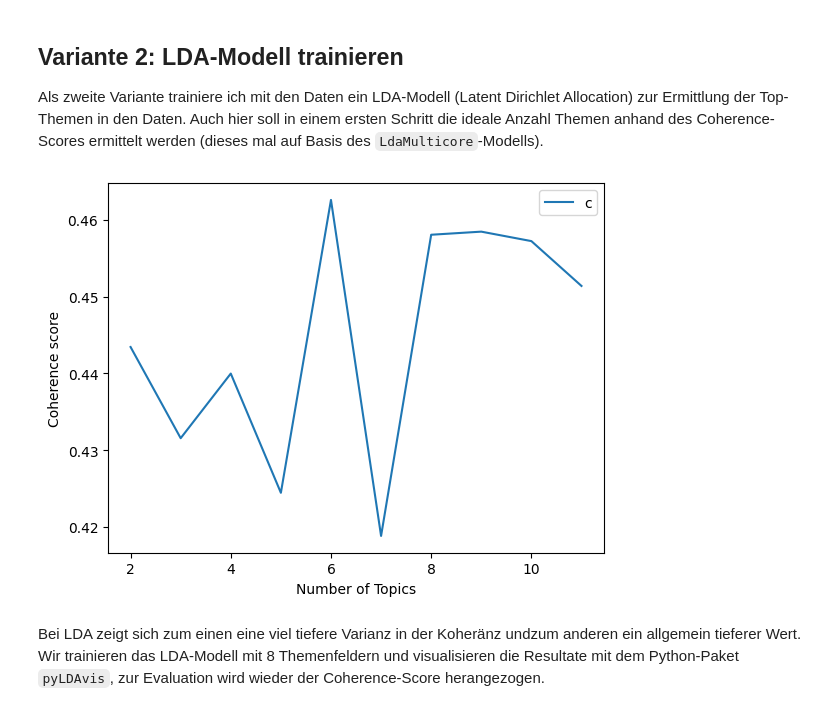
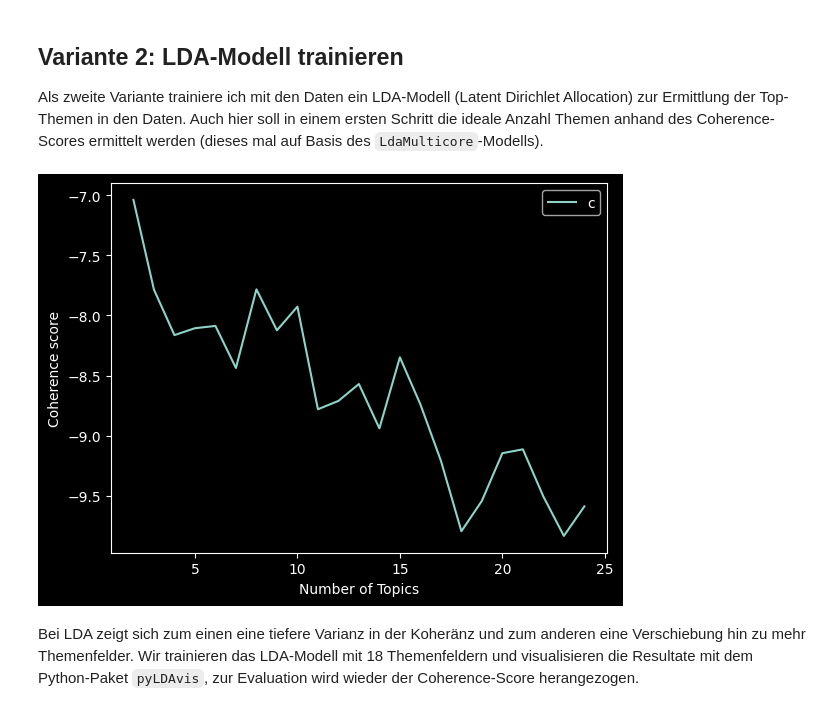
Before and after one commit to schaermu/DLBDSEDE02-Notebook, a Jupyter notebook: src/aufgabe1.ipynb, the cells around one changed output. Saved outputs shown, nothing was run; the diff lists cells and outputs as text; code cells hidden in the pictures.

```diff
--- a/src/aufgabe1.ipynb
+++ b/src/aufgabe1.ipynb
@@ -41,8 +46,8 @@ import json
 import pandas as pd
 
 current_date = datetime.now().strftime("%Y-%m-%d")
-dataset_path = f'../data/{current_date}.json'
-base_model_folder = f'../models/{current_date}'
+dataset_path = f"../data/{current_date}.json"
+base_model_folder = f"../models/{current_date}"
 
 if os.path.exists(dataset_path):
     print("  Data already downloaded!")
@@ -52,14 +57,23 @@ else:
 
     if response.status_code == 200:
         data = response.json()
-        with open(dataset_path, 'w') as f:
+        with open(dataset_path, "w") as f:
             json.dump(data, f)
     else:
         print("  Error: Could not retrieve data from URL")
 
-dataset = pd.read_json(dataset_path, orient='records', typ='series')
-dataset = pd.DataFrame(map(lambda x: {'msg_id': x['id'], 'sachverhalt': x['sachverhalt']}, dataset['index']))
+dataset = pd.read_json(dataset_path, orient="records", typ="series")
+dataset = pd.DataFrame(
+    map(
+        lambda x: {
+            "msg_id": x["id"],
+            "betreff": x["betreff"],
+            "sachverhalt": x["sachverhalt"],
+        },
+        dataset["index"],
+    )
+)
 
-dataset.head()
+dataset.head(10)
 # %% [output]
   Data already downloaded!
@@ -284,19 +246,25 @@ Coherence Score:  0.5935278108827888
 ## Variante 2: LDA-Modell trainieren
 Als zweite Variante trainiere ich mit den Daten ein LDA-Modell (Latent Dirichlet Allocation) zur Ermittlung der Top-Themen in den Daten. Auch hier soll in einem ersten Schritt die ideale Anzahl Themen anhand des Coherence-Scores ermittelt werden (dieses mal auf Basis des `LdaMulticore`-Modells).
 # %%
-
 import gensim
 
 lda_dict = gensim.corpora.Dictionary(training_set)
 lda_corpus = [lda_dict.doc2bow(doc) for doc in training_set]
 
-start,stop,step = 2, 12, 1
-
-plot_graph(lda_dict, lda_corpus, 'lda', start, stop, step)
+start, stop, step = 2, 25, 1
+_, coherence_values = compute_coherence_values(
+    dict=lda_dict,
+    corpus=lda_corpus,
+    model_type="lda",
+    training_set=training_set,
+    coherence="u_mass",
+    start=start, stop=stop, step=step
+)
+plot_coherence_graph(coherence_values, start, stop, step)
 # %% [output]
-[figure, old version]
+[figure, new version]
 # %% [markdown]
-Bei LDA zeigt sich zum einen eine viel tiefere Varianz in der Koheränz undzum anderen ein allgemein tieferer Wert. Wir trainieren das LDA-Modell mit 8 Themenfeldern und visualisieren die Resultate mit dem Python-Paket `pyLDAvis`, zur Evaluation wird wieder der Coherence-Score herangezogen.
+Bei LDA zeigt sich zum einen eine tiefere Varianz in der Koheränz und zum anderen eine Verschiebung hin zu mehr Themenfelder. Wir trainieren das LDA-Modell mit 18 Themenfeldern und visualisieren die Resultate mit dem Python-Paket `pyLDAvis`, zur Evaluation wird wieder der Coherence-Score herangezogen.
 # %%
 from gensim.models import CoherenceModel, LdaMulticore
 import pyLDAvis.gensim_models
```
Also changed, not shown: parts of 12 cells of this notebook, 1 other file.
